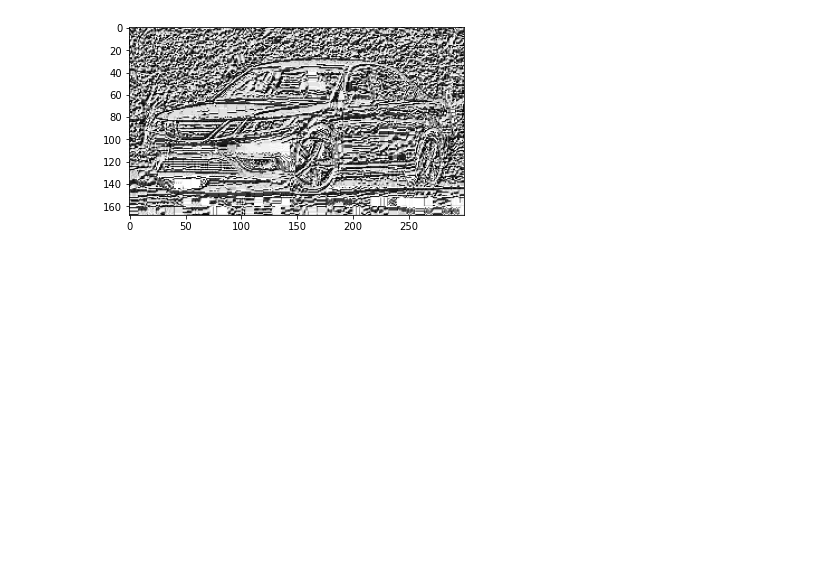
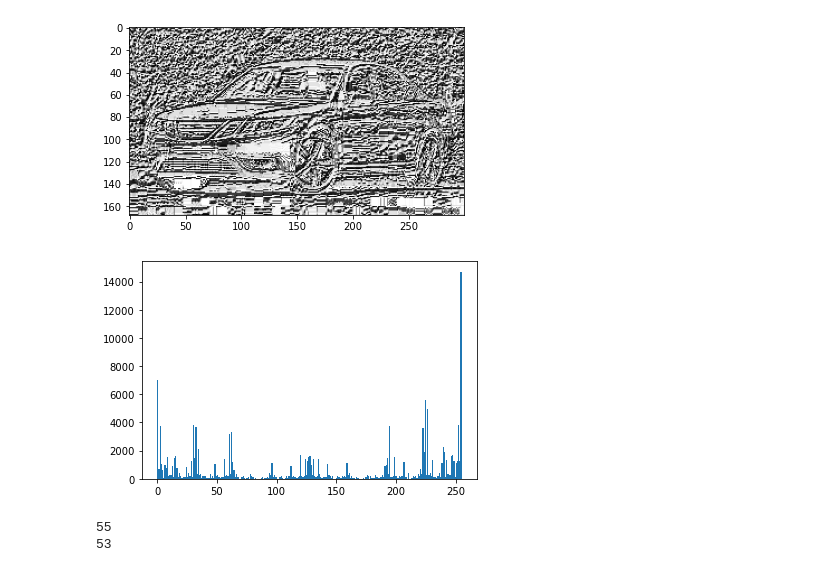
Before and after one commit to smuglilgoat/Atelier_Creatif_TP, a Jupyter notebook: Atelier_TP1/atelier_tp1.ipynb, the cells around one changed output. Drawn from its saved outputs; the diff is of its cells as text; code cells hidden in the pictures; blank space fills up the shorter version.

```diff
--- a/Atelier_TP1/atelier_tp1.ipynb
+++ b/Atelier_TP1/atelier_tp1.ipynb
@@ -54,3 +55,19 @@ plt.imshow(result, cmap='gray')
 # %% [output]
 <matplotlib.image.AxesImage at 0x...>
 [figure]
+# %%
+result_flaten = lbp.flatten()
+plt.hist(result_flaten, bins=256)
+plt.show()
+# %% [output]
+[figure, added]
+# %%
+import random
+
+randX = random.randint(0, 104)
+randY = random.randint(0, 236)
+print(randX)
+print(randY)
+# %% [output]
+55
+53
```
Also changed, not shown: parts of 7 cells of this notebook, 2 other files.
